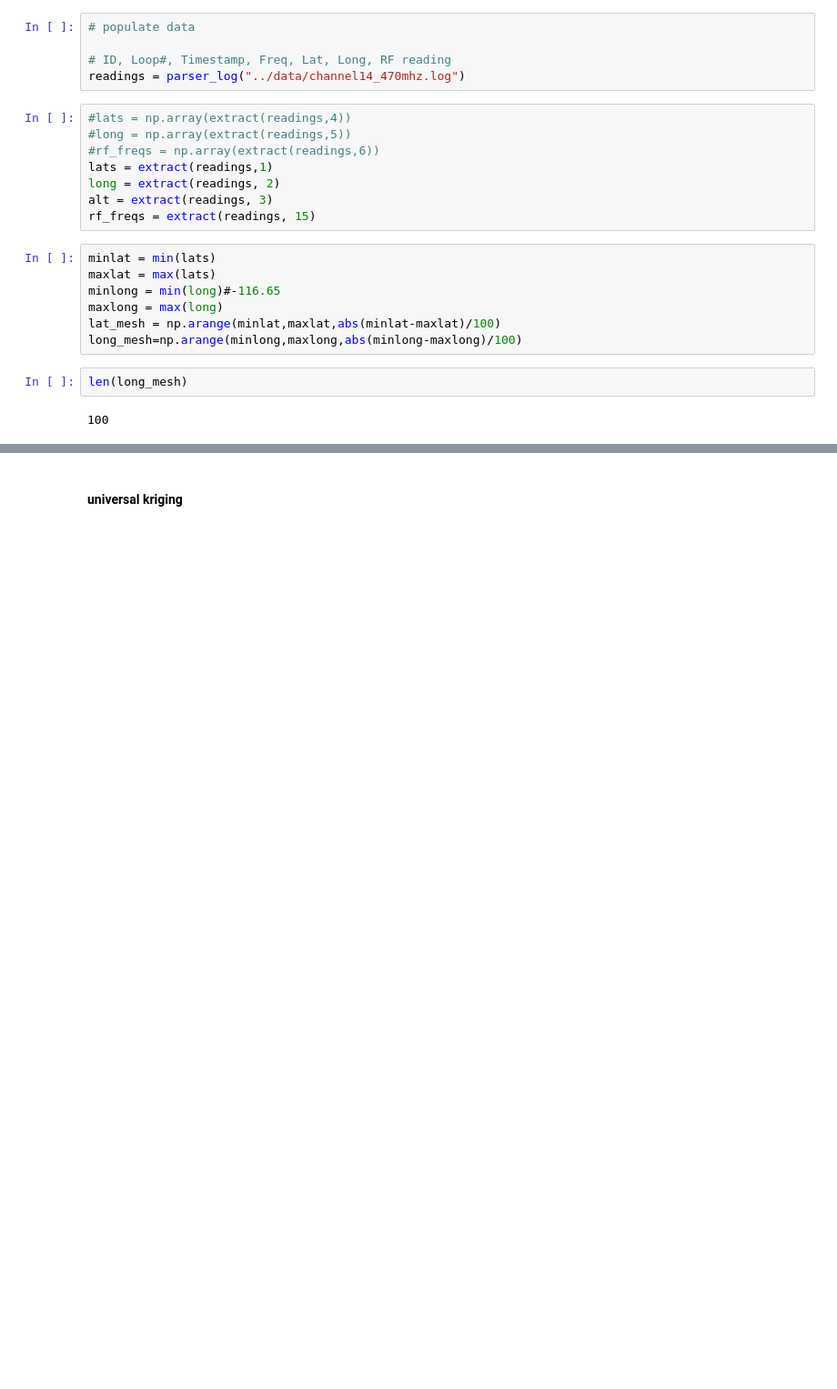
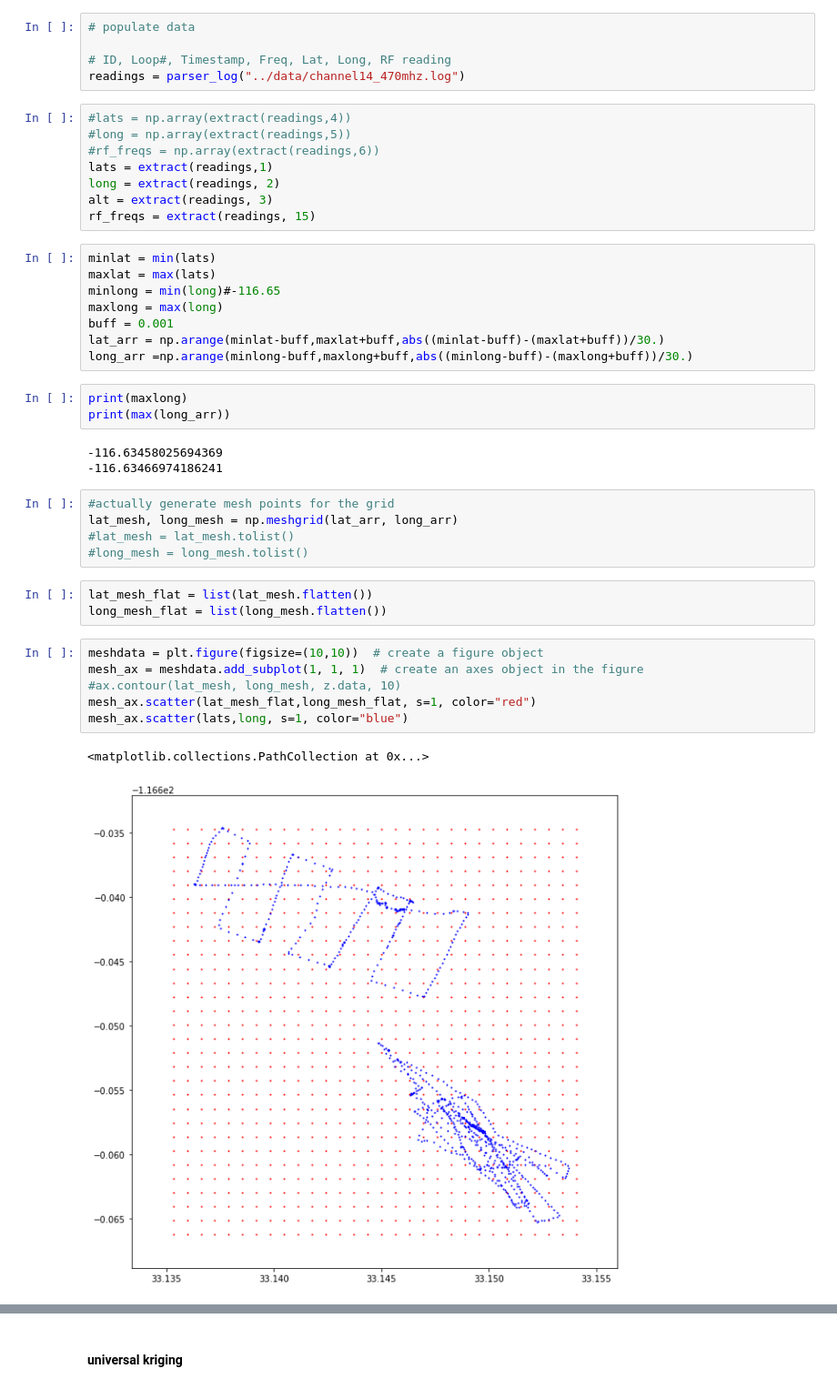
Before and after one commit to hwright-ucsb/tvws-solver, a Jupyter notebook: model_exp/kriging_experiments.ipynb, the cells around one changed output, grey strips where cells are left out. Shown: that part at 91% size. Cells and saved outputs as stored; diff of their text form; blank space fills up the shorter version.

```diff
--- a/model_exp/kriging_experiments.ipynb
+++ b/model_exp/kriging_experiments.ipynb
@@ -63,9 +65,29 @@ minlat = min(lats)
 maxlat = max(lats)
 minlong = min(long)#-116.65
 maxlong = max(long)
-lat_mesh = np.arange(minlat,maxlat,abs(minlat-maxlat)/100)
-long_mesh=np.arange(minlong,maxlong,abs(minlong-maxlong)/100)
+buff = 0.001
+lat_arr = np.arange(minlat-buff,maxlat+buff,abs((minlat-buff)-(maxlat+buff))/30.)
+long_arr =np.arange(minlong-buff,maxlong+buff,abs((minlong-buff)-(maxlong+buff))/30.)
-# %%
-len(long_mesh)
-# %% [output]
-100
+# %%
+print(maxlong)
+print(max(long_arr))
+# %% [output]
+-116.63458025694369
+-116.63466974186241
+# %%
+#actually generate mesh points for the grid
+lat_mesh, long_mesh = np.meshgrid(lat_arr, long_arr)
+#lat_mesh = lat_mesh.tolist()
+#long_mesh = long_mesh.tolist()
+# %%
+lat_mesh_flat = list(lat_mesh.flatten())
+long_mesh_flat = list(long_mesh.flatten())
+# %%
+meshdata = plt.figure(figsize=(10,10))  # create a figure object
+mesh_ax = meshdata.add_subplot(1, 1, 1)  # create an axes object in the figure
+#ax.contour(lat_mesh, long_mesh, z.data, 10)
+mesh_ax.scatter(lat_mesh_flat,long_mesh_flat, s=1, color="red")
+mesh_ax.scatter(lats,long, s=1, color="blue")
+# %% [output]
+<matplotlib.collections.PathCollection at 0x...>
+[figure, added]
```
Also changed, not shown: parts of 43 cells of this notebook, 12 other files.
